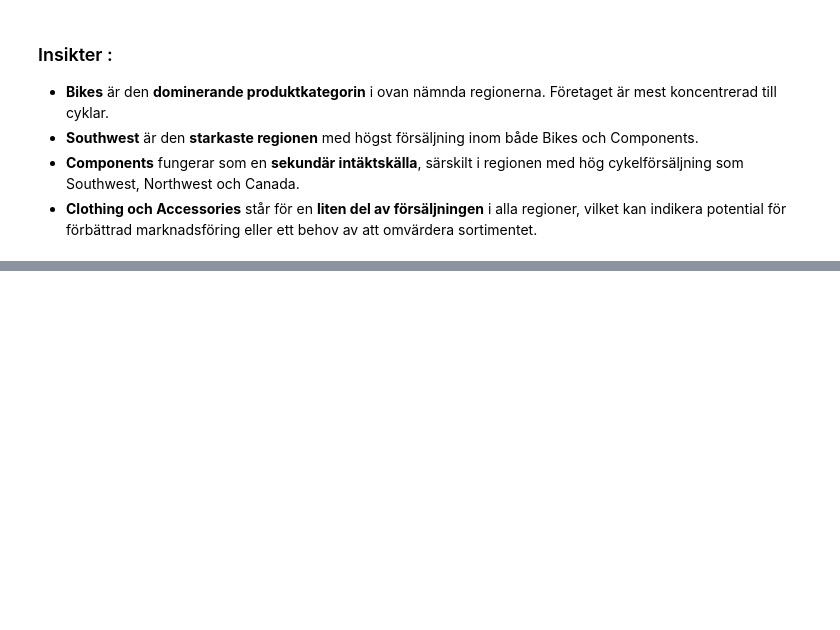
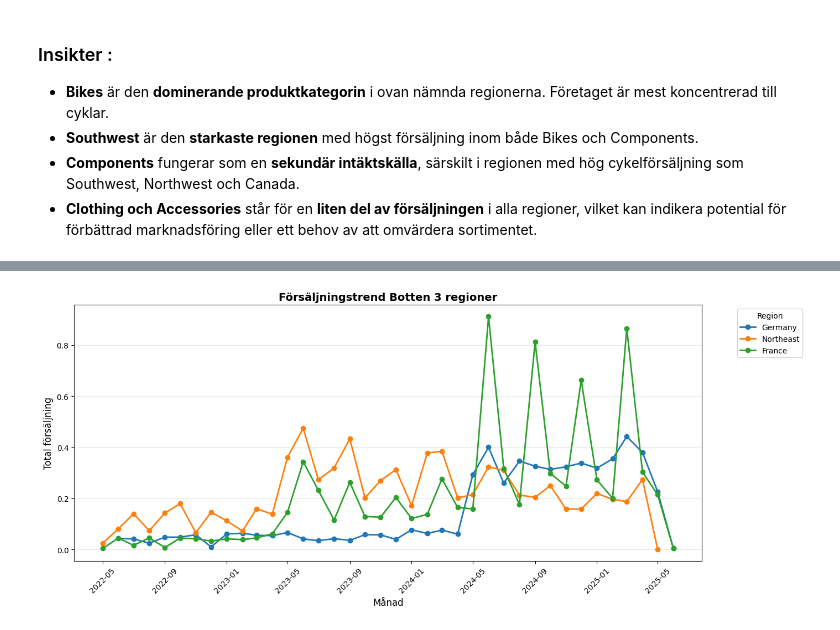
Before and after one commit to KataBeh/adventureworks-analys, a Jupyter notebook: notebooks/analys.ipynb, the cells around one changed output, grey strips where cells are left out. Cells and saved outputs as stored; diff of their text form; code cells hidden in the pictures; blank space fills up the shorter version.

```diff
--- a/notebooks/analys.ipynb
+++ b/notebooks/analys.ipynb
@@ -644,0 +703,20 @@ Vilka konkreta rekommendationer ger din djupanalys?
+# %%
+# jag vill även kunna se 3 botten regioner:
+
+bottom_regions = df_season.groupby("RegionName")["TotalSales"].sum().sort_values(ascending = True).head(3).index
+
+fig, ax = plt.subplots(figsize = (14,6))
+
+for region in bottom_regions:
+    ax.plot(pivot_region_month_M.index, pivot_region_month_M[region], marker = "o", linewidth = 2, label = region)
+
+ax.set_title("Försäljningstrend Botten 3 regioner", fontsize = 14, fontweight = "bold")
+ax.set_xlabel("Månad", fontsize = 12)
+ax.set_ylabel("Total försäljning", fontsize = 12)
+ax.grid(True, axis = "y", alpha = 0.3)
+ax.legend(title = "Region", bbox_to_anchor = (1.05, 1), loc = "upper left")
+plt.xticks(rotation = 45)
+plt.tight_layout()
+plt.show()
+# %% [output]
+[figure, added]
```
Also changed, not shown: parts of 19 cells of this notebook, 1 other file.
